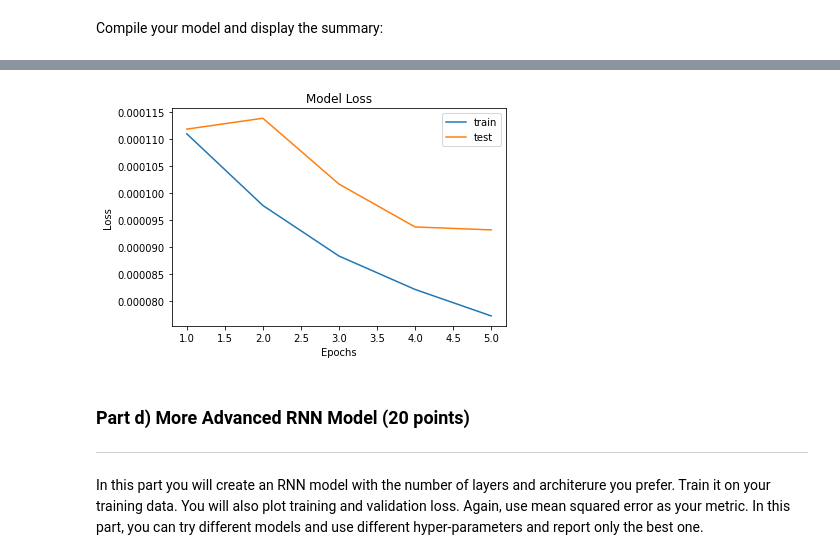
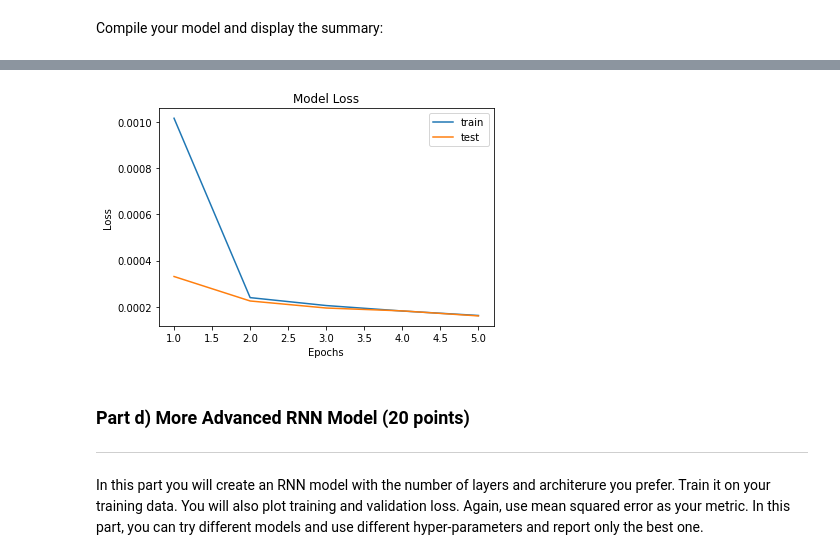
Before and after one commit to KevinW824/CSE-144-Applied-Machine-Learning, a Jupyter notebook: Summer_21_Assignment_5.ipynb, the cells around one changed output, grey strips where cells are left out. Drawn from its saved outputs; the diff is of its cells as text; code cells hidden in the pictures.

```diff
--- a/Summer_21_Assignment_5.ipynb
+++ b/Summer_21_Assignment_5.ipynb
@@ -157,14 +157,14 @@ def create_dataset(dataset, time_steps=1):
     return np.array(dataX), np.array(dataY)
 # %%
 # Choose the number of time steps that the model "looks back"
-time_steps = 40### YOUR CODE HERE ###
+time_steps = 7### YOUR CODE HERE ###
 
 # Produce your dataset based on the number of days the model could look back
 
 ### YOUR CODE HERE ###
 X, y = create_dataset(data_normalized, time_steps)
-X = np.reshape(X, (2454, 40))
-y = np.reshape(y, (2454,))
+X = np.reshape(X, (2494 - time_steps, time_steps))
+y = np.reshape(y, (2494 - time_steps,))
 # %%
 # Check the shape of your dataset; should be (2495-time_steps-1, time_steps) and (2495-time_steps-1,)
 print(X.shape, y.shape)
@@ -215,7 +214,7 @@ model.compile(loss=loss,
               metrics=metrics)
 # %%
 
-batchsize = 64### YOUR CODE HERE ###
+batchsize = 32### YOUR CODE HERE ###
 
 epochs =  5### YOUR CODE HERE ###
 
@@ -240,16 +239,16 @@ Epoch 5/5
 # %%
 # Plot the Model loss
 
 ### YOUR CODE HERE ###
-plt.plot([x+1 for x in range(5)], history.history['loss'])
-plt.plot([x+1 for x in range(5)], history.history['val_loss'])
+plt.plot([x+1 for x in range(epochs)], history.history['loss'])
+plt.plot([x+1 for x in range(epochs)], history.history['val_loss'])
 plt.title('Model Loss')
 plt.ylabel('Loss')
 plt.xlabel('Epochs')
 plt.legend(['train', 'test'])
 plt.show()
 # %% [output]
-[figure, old version]
+[figure, new version]
 # %% [markdown]
 ### Part d) More Advanced RNN Model (20 points)
 ---
```
Also changed, not shown: parts of 11 cells of this notebook.
